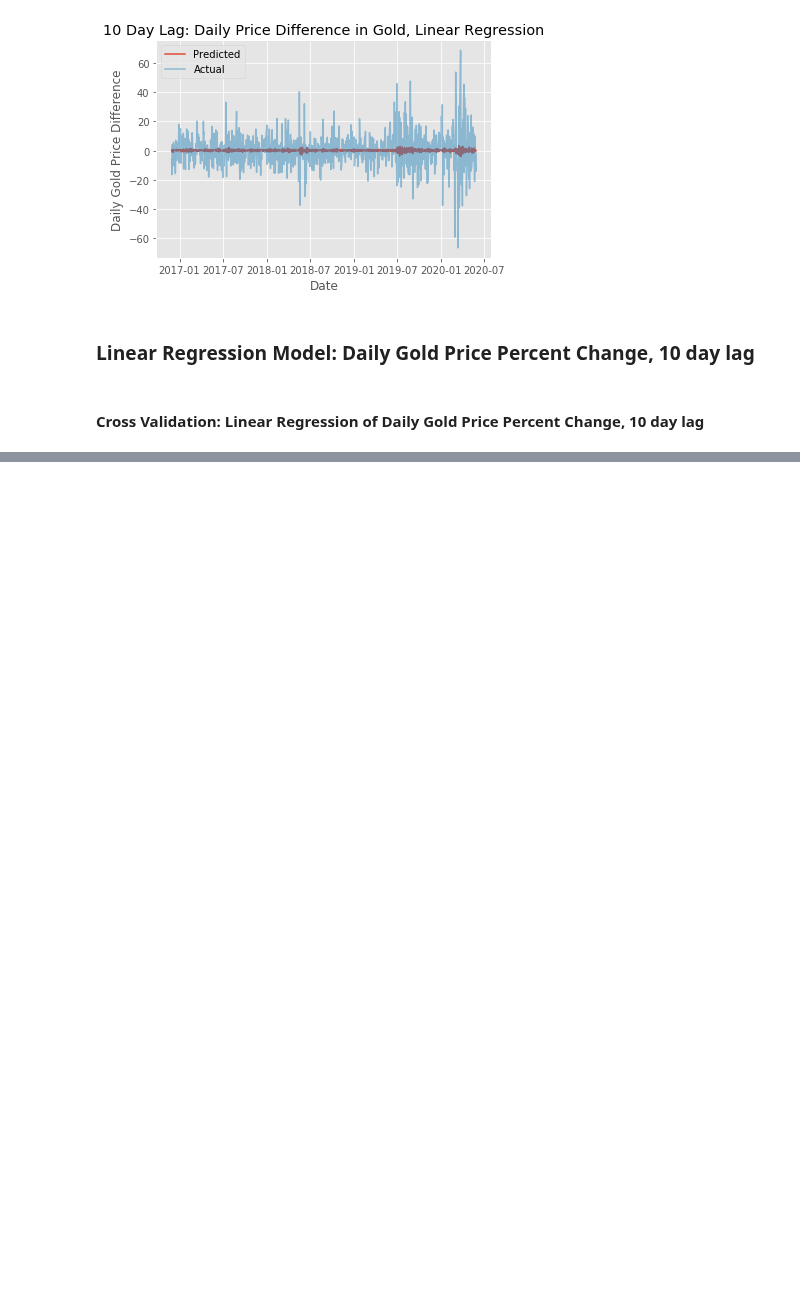
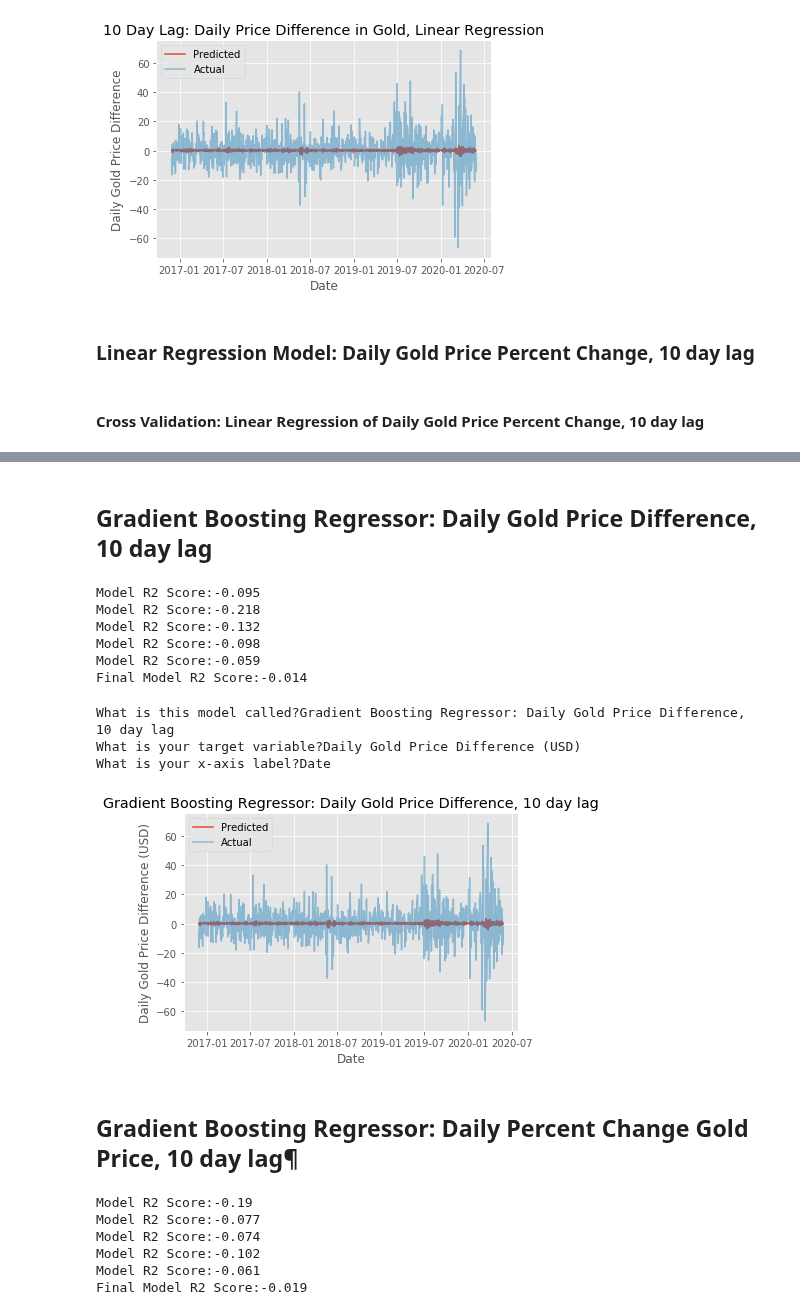
Before and after one commit to jangelchik/interest_equities_gold, a Jupyter notebook: visuals_and_modeling.ipynb, the cells around one changed output, grey strips where cells are left out. Drawn from its saved outputs; the diff is of its cells as text; code cells hidden in the pictures; blank space fills up the shorter version.

```diff
--- a/visuals_and_modeling.ipynb
+++ b/visuals_and_modeling.ipynb
@@ -400,0 +407,34 @@ What is your x-axis label?Date
+# %% [markdown]
+## Gradient Boosting Regressor: Daily Gold Price Difference, 10 day lag
+# %%
+train_X_dif_gold = X_dif_gold[:int(X_dif_gold.shape[0]*0.7)]
+test_X_dif_gold = X_dif_gold[int(X_dif_gold.shape[0]*0.7):]
+train_y_dif = y_dif[:int(X_dif_gold.shape[0]*0.7)]
+test_y_dif = y_dif[int(X_dif_gold.shape[0]*0.7):]
+# %%
+dif_gold_score, dif_gold_model = cross_val_and_score(GradientBoostingRegressor(),train_X_dif_gold, test_X_dif_gold, train_y_dif, test_y_dif)
+# %% [output]
+Model R2 Score:-0.095
+Model R2 Score:-0.218
+Model R2 Score:-0.132
+Model R2 Score:-0.098
+Model R2 Score:-0.059
+Final Model R2 Score:-0.014
+# %%
+plot_model(dif_gold_model,test_X_dif_gold,test_y_dif)
+# %% [output]
+What is this model called?Gradient Boosting Regressor: Daily Gold Price Difference, 10 day lag
+What is your target variable?Daily Gold Price Difference (USD)
+What is your x-axis label?Date
+[figure, added]
+# %% [markdown]
+## Gradient Boosting Regressor: Daily Percent Change Gold Price, 10 day lag¶
+# %%
+change_gold_score, change_gold_model = cross_val_and_score(GradientBoostingRegressor(),train_X_change_gold, test_X_change_gold, train_y_change, test_y_change)
+# %% [output]
+Model R2 Score:-0.19
+Model R2 Score:-0.077
+Model R2 Score:-0.074
+Model R2 Score:-0.102
+Model R2 Score:-0.061
+Final Model R2 Score:-0.019
```
Also changed, not shown: parts of 9 cells of this notebook.
